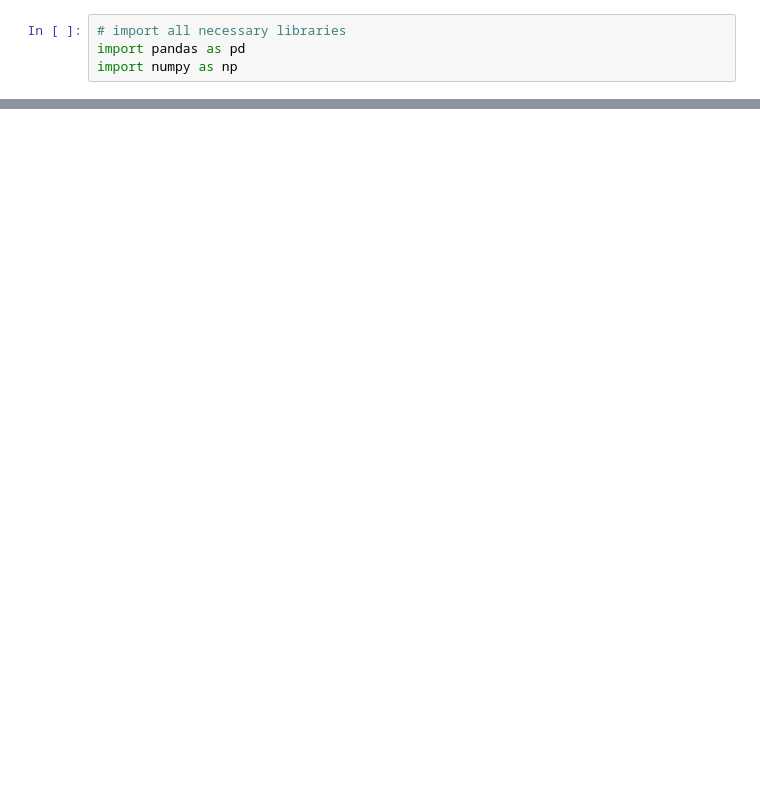
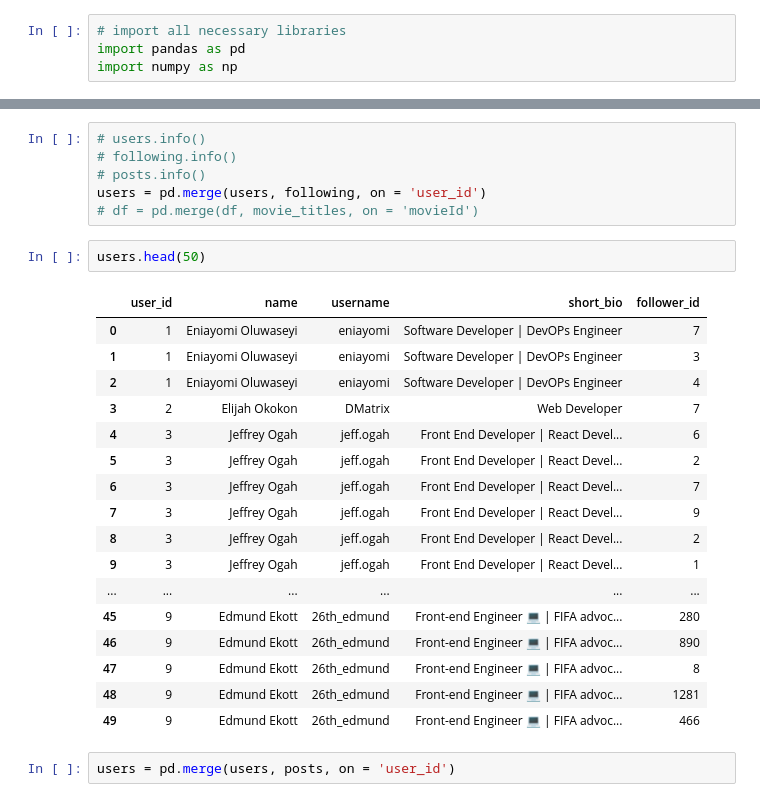
Before and after one commit to Asylcreek/Team_Swift_Recommender_System, a Jupyter notebook: Recommender_Model.ipynb, the cells around one changed output, grey strips where cells are left out. Cells and saved outputs as stored; diff of their text form; blank space fills up the shorter version.

```diff
--- a/Recommender_Model.ipynb
+++ b/Recommender_Model.ipynb
@@ -27,0 +64,28 @@ data.head()
+# %%
+# users.info()
+# following.info()
+# posts.info()
+users = pd.merge(users, following, on = 'user_id')
+# df = pd.merge(df, movie_titles, on = 'movieId')
+# %%
+users.head(50)
+# %% [output]
+|  | user_id | name | username | short_bio | follower_id |
+| 0 | 1 | Eniayomi Oluwaseyi | eniayomi | Software Developer | DevOPs Engineer | 7 |
+| 1 | 1 | Eniayomi Oluwaseyi | eniayomi | Software Developer | DevOPs Engineer | 3 |
+| 2 | 1 | Eniayomi Oluwaseyi | eniayomi | Software Developer | DevOPs Engineer | 4 |
+| 3 | 2 | Elijah Okokon | DMatrix | Web Developer | 7 |
+| 4 | 3 | Jeffrey Ogah | jeff.ogah | Front End Developer | React Devel... | 6 |
+| 5 | 3 | Jeffrey Ogah | jeff.ogah | Front End Developer | React Devel... | 2 |
+| 6 | 3 | Jeffrey Ogah | jeff.ogah | Front End Developer | React Devel... | 7 |
+| 7 | 3 | Jeffrey Ogah | jeff.ogah | Front End Developer | React Devel... | 9 |
+| 8 | 3 | Jeffrey Ogah | jeff.ogah | Front End Developer | React Devel... | 2 |
+| 9 | 3 | Jeffrey Ogah | jeff.ogah | Front End Developer | React Devel... | 1 |
+| ... | ... | ... | ... | ... | ... |
+| 45 | 9 | Edmund Ekott | 26th_edmund | Front-end Engineer 💻 | FIFA advoc... | 280 |
+| 46 | 9 | Edmund Ekott | 26th_edmund | Front-end Engineer 💻 | FIFA advoc... | 890 |
+| 47 | 9 | Edmund Ekott | 26th_edmund | Front-end Engineer 💻 | FIFA advoc... | 8 |
+| 48 | 9 | Edmund Ekott | 26th_edmund | Front-end Engineer 💻 | FIFA advoc... | 1281 |
+| 49 | 9 | Edmund Ekott | 26th_edmund | Front-end Engineer 💻 | FIFA advoc... | 466 |
+# %%
+users = pd.merge(users, posts, on = 'user_id')
```
Also changed, not shown: parts of 15 cells of this notebook.
